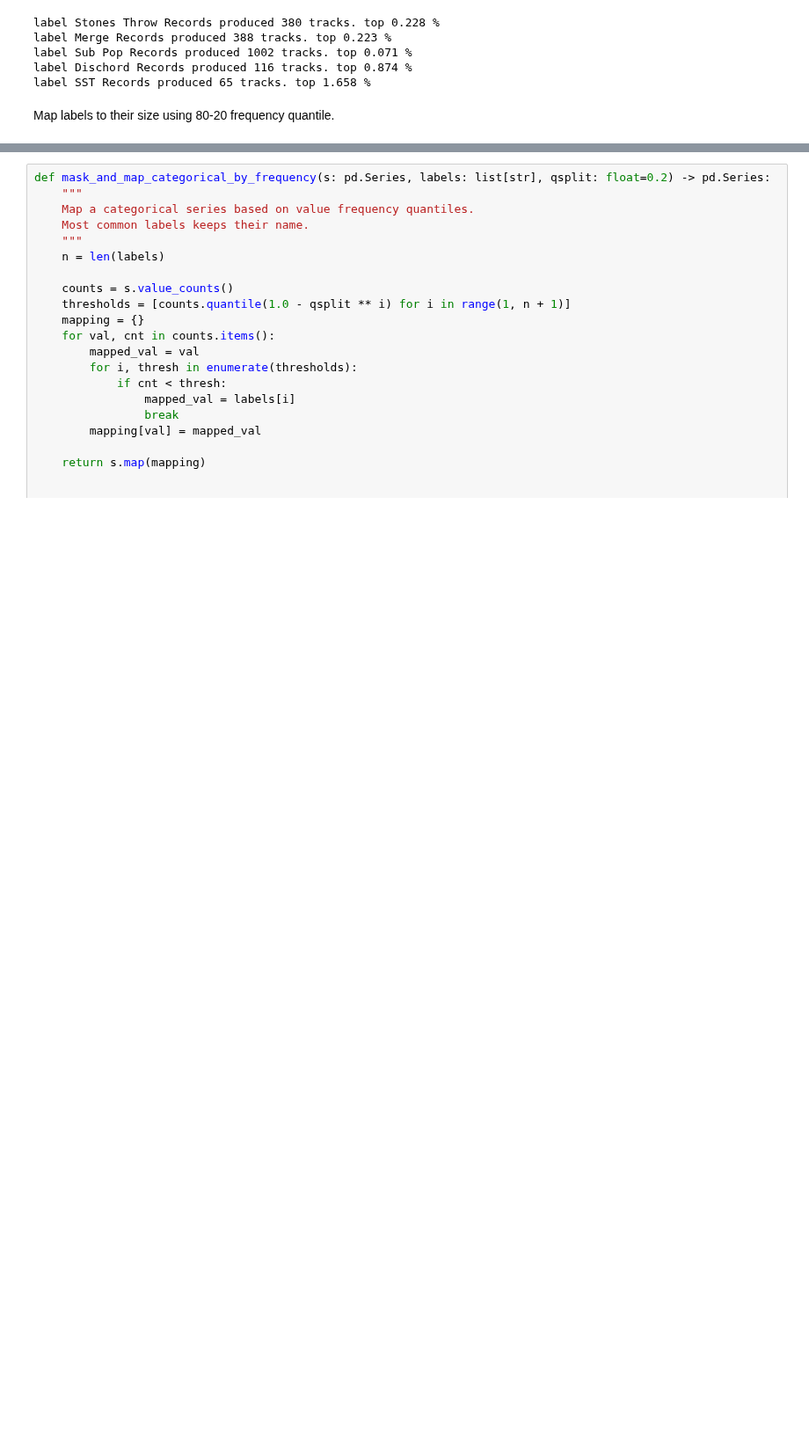
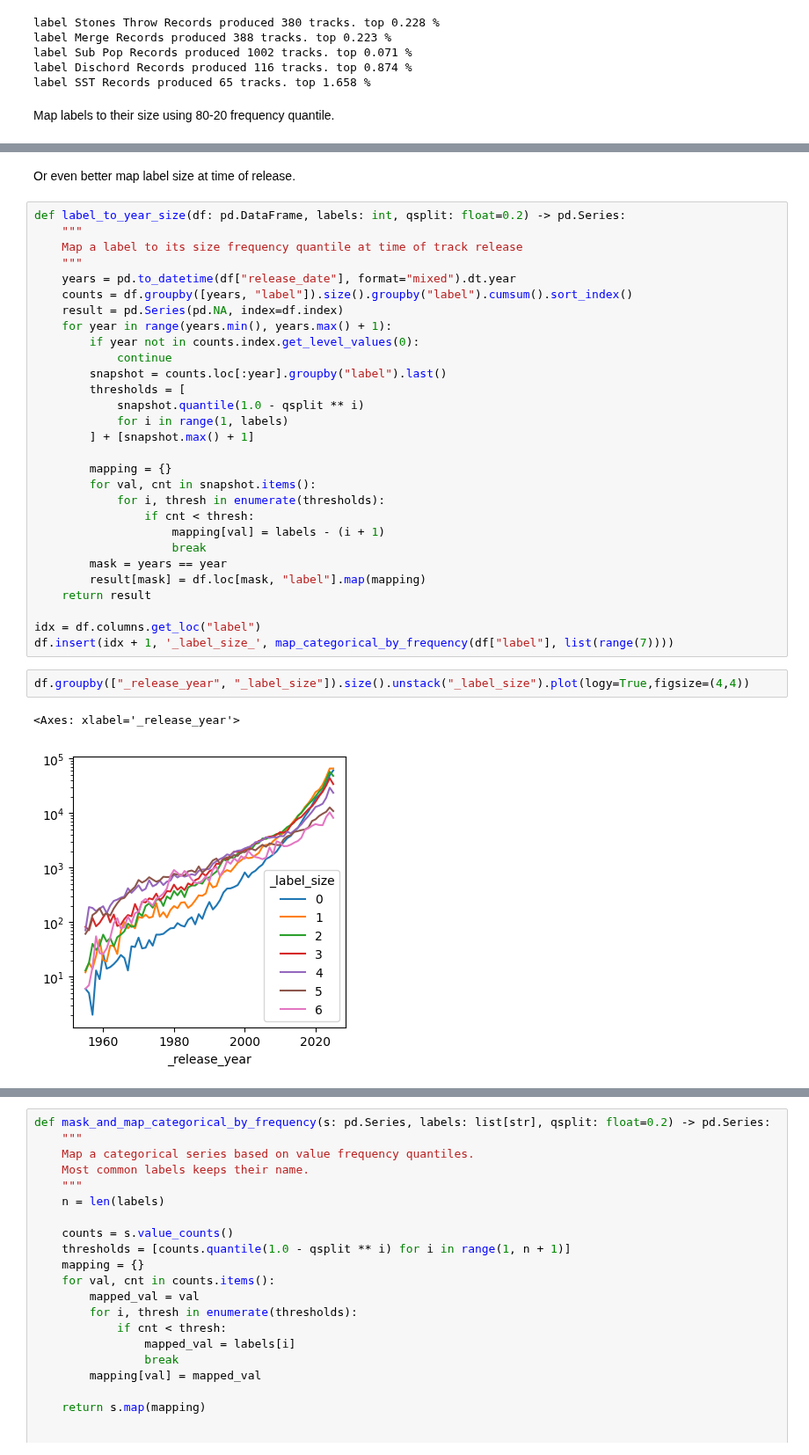
Before and after one commit to peppedilillo/toposonico, a Jupyter notebook: notebooks/07_engineering.ipynb, the cells around one changed output, grey strips where cells are left out. Shown at 88% size. Drawn from its saved outputs; the diff is of its cells as text; blank space fills up the shorter version.

Commit message:
Now label size feature is point in time
Change `_label_size` feature so that it is computed "point-in-time"
meaning, at the time a track was released, rather than in 2025.

```diff
--- a/notebooks/07_engineering.ipynb
+++ b/notebooks/07_engineering.ipynb
@@ -241 +254,37 @@ _label_size
 Name: count, dtype: int64
+# %% [markdown]
+Or even better map label size at time of release.
+# %%
+def label_to_year_size(df: pd.DataFrame, labels: int, qsplit: float=0.2) -> pd.Series:
+    """
+    Map a label to its size frequency quantile at time of track release
+    """
+    years = pd.to_datetime(df["release_date"], format="mixed").dt.year
+    counts = df.groupby([years, "label"]).size().groupby("label").cumsum().sort_index()
+    result = pd.Series(pd.NA, index=df.index)
+    for year in range(years.min(), years.max() + 1):
+        if year not in counts.index.get_level_values(0):
+            continue
+        snapshot = counts.loc[:year].groupby("label").last()
+        thresholds = [
+            snapshot.quantile(1.0 - qsplit ** i)
+            for i in range(1, labels)
+        ] + [snapshot.max() + 1]
+
+        mapping = {}
+        for val, cnt in snapshot.items():
+            for i, thresh in enumerate(thresholds):
+                if cnt < thresh:
+                    mapping[val] = labels - (i + 1)
+                    break
+        mask = years == year
+        result[mask] = df.loc[mask, "label"].map(mapping)
+    return result
+
+idx = df.columns.get_loc("label")
+df.insert(idx + 1, '_label_size_', map_categorical_by_frequency(df["label"], list(range(7))))
+# %%
+df.groupby(["_release_year", "_label_size"]).size().unstack("_label_size").plot(logy=True,figsize=(4,4))
+# %% [output]
+<Axes: xlabel='_release_year'>
+[figure, added]
```
Also changed, not shown: parts of 5 cells of this notebook, 2 other files.
